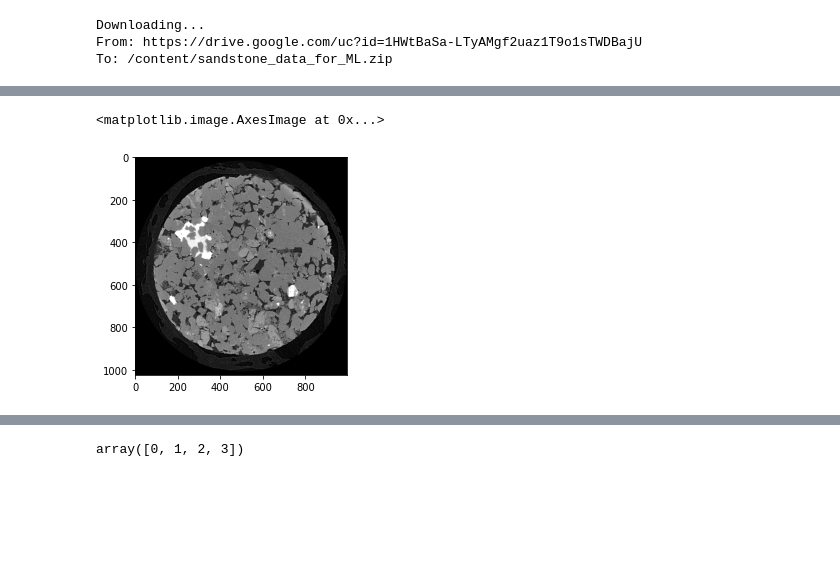
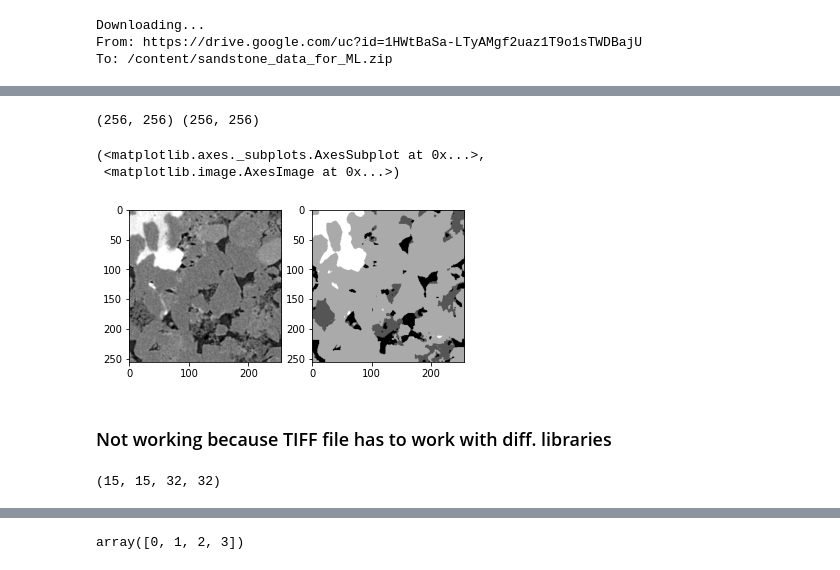
Before and after one commit to iam-pattan/Exploring-DL, a Jupyter notebook: U_Net.ipynb, the cells around one changed output, grey strips where cells are left out. Saved outputs shown, nothing was run; the diff lists cells and outputs as text; code cells hidden in the pictures; blank space fills up the shorter version.

```diff
--- a/U_Net.ipynb
+++ b/U_Net.ipynb
@@ -58,10 +65,14 @@ To: /content/sandstone_data_for_ML.zip
 # %%
-img = plt.imread('/content/sandstone_data_for_ML/full_labels_for_deep_learning/128_patches/image/images_as_128x128_patches.tif')
-msk = plt.imread('/content/sandstone_data_for_ML/full_labels_for_deep_learning/128_patches/mask/masks_as_128x128_patches.tif')
-org = plt.imread('/content/sandstone_data_for_ML/sandstone_all_462_images.tif')
-plt.imshow(img, cmap='gray')
-plt.imshow(msk, cmap='gray', vmin=0, vmax=4)
-plt.imshow(org, cmap='gray')
+train_img = plt.imread('/content/sandstone_data_for_ML/data_for_3D_Unet/train_images_256_256_256.tif')
+msk_img = plt.imread('/content/sandstone_data_for_ML/data_for_3D_Unet/train_masks_256_256_256.tif')
+
+print(train_img.shape, msk_img.shape)
+plt.subplot(121), plt.imshow(train_img, cmap='gray')
+plt.subplot(122),plt.imshow(msk_img, cmap='gray')
 # %% [output]
-<matplotlib.image.AxesImage at 0x...>
+(256, 256) (256, 256)
+(<matplotlib.axes._subplots.AxesSubplot at 0x...>,
+ <matplotlib.image.AxesImage at 0x...>)
-[figure, old version]
+[figure, new version]
+# %% [markdown]
+### Not working because TIFF file has to work with diff. libraries
@@ -67,0 +84,4 @@ plt.imshow(org, cmap='gray')
+# %%
+patches.shape
+# %% [output]
+(15, 15, 32, 32)
```
Also changed, not shown: parts of 6 cells of this notebook.
